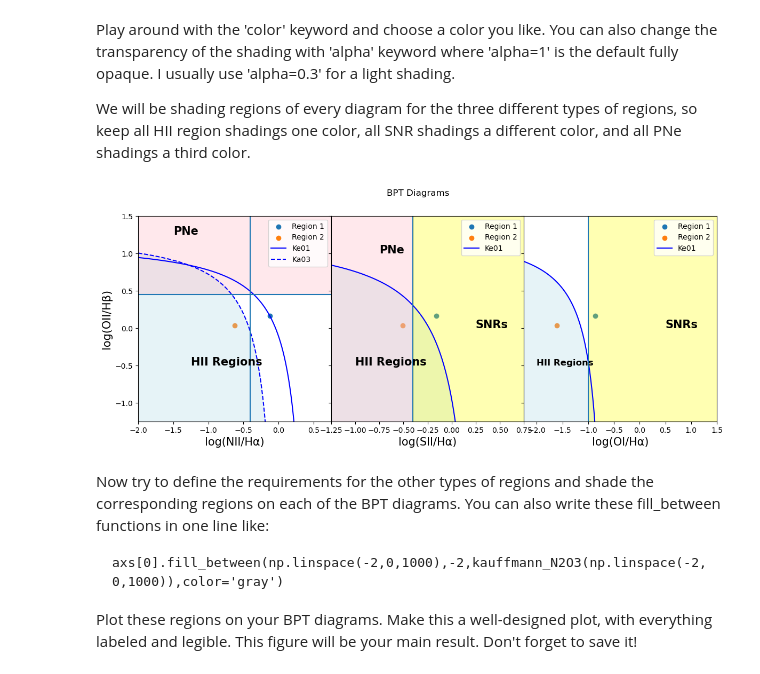
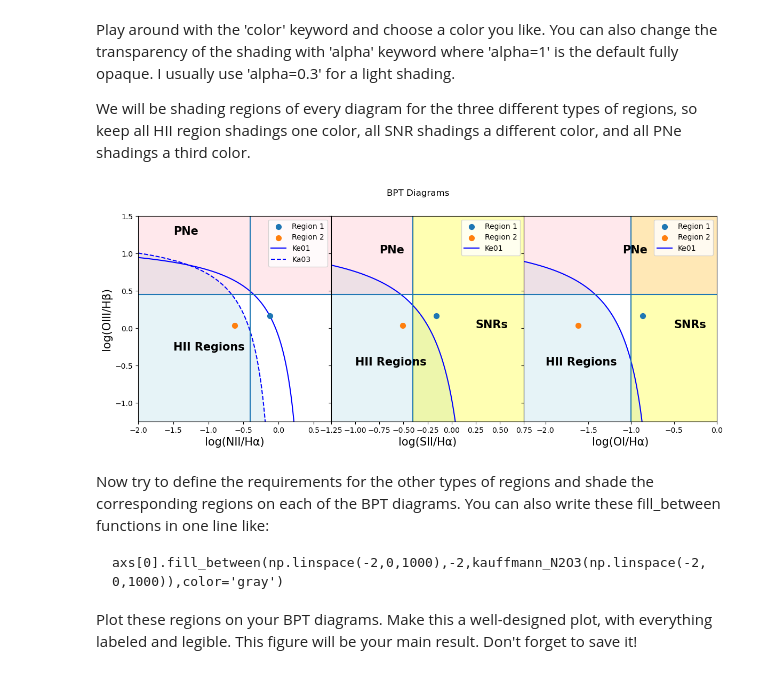
Before and after one commit to myasmedley/HII-Regions-in-NGC-253---Polaris-2026, a Jupyter notebook: PlottingEmissionLines.ipynb, the cells around one changed output. Saved outputs shown, nothing was run; the diff lists cells and outputs as text; code cells hidden in the pictures.

```diff
--- a/PlottingEmissionLines.ipynb
+++ b/PlottingEmissionLines.ipynb
@@ -758,8 +761,8 @@ plt.subplots_adjust(wspace=0) # changes the width spacing between the panels
 # hspace would change the height space
 
 # Plot N2-BPT diagram
-axs[0].scatter(np.log10(em_fluxes_r1['NII_2']/em_fluxes_r1['Ha']), np.log10(em_fluxes_r1['OIII_2']/em_fluxes_r1['Hb']), label='Region 1') # plot region 1
-axs[0].scatter(np.log10(em_fluxes_r2['NII_2']/em_fluxes_r2['Ha']), np.log10(em_fluxes_r2['OIII_2']/em_fluxes_r2['Hb']), label ='Region 2') # plot region 2
+axs[0].scatter(np.log10(em_fluxes_r1['NII_2']/em_fluxes_r1['Ha']), np.log10(em_fluxes_r1['OIII_2']/em_fluxes_r1['Hb']), label='Region 1', zorder=1000, s=50) # plot region 1
+axs[0].scatter(np.log10(em_fluxes_r2['NII_2']/em_fluxes_r2['Ha']), np.log10(em_fluxes_r2['OIII_2']/em_fluxes_r2['Hb']), label ='Region 2', zorder=1000,  s=50) # plot region 2
 
 axs[0].plot(np.linspace(-2,0.3,1000),kewley_N2O3(np.linspace(-2,0.3,1000)),color='b',label='Ke01')
 axs[0].plot(np.linspace(-2,0,1000),kauffmann_N2O3(np.linspace(-2,0,1000)),color='b',ls='--',label='Ka03')
@@ -770,15 +773,16 @@ axs[0].legend()
 axs[0].set_xlim(-2,0.75) # common limits for N2-BPT diagram
 axs[0].set_ylim(-1.25,1.5) # common limits for N2-BPT diagram
 axs[0].set_xlabel(r'log(NII/Hα)',fontsize=15)
-axs[0].set_ylabel(r'log(OII/Hβ)',fontsize=15)
+axs[0].set_ylabel(r'log(OIII/Hβ)',fontsize=15)
 
 
 # Plot S2-BPT diagram
 
-axs[1].scatter(np.log10((em_fluxes_r1['SII_1']+em_fluxes_r1['SII_2'])/em_fluxes_r1['Ha']), np.log10(em_fluxes_r1['OIII_2']/em_fluxes_r1['Hb']), label='Region 1') # plot region 1
-axs[1].scatter(np.log10((em_fluxes_r2['SII_1']+em_fluxes_r2['SII_2'])/em_fluxes_r2['Ha']), np.log10(em_fluxes_r2['OIII_2']/em_fluxes_r2['Hb']), label='Region 2') # plot region 2
+axs[1].scatter(np.log10((em_fluxes_r1['SII_1']+em_fluxes_r1['SII_2'])/em_fluxes_r1['Ha']), np.log10(em_fluxes_r1['OIII_2']/em_fluxes_r1['Hb']), label='Region 1',zorder=1000,  s=50) # plot region 1
+axs[1].scatter(np.log10((em_fluxes_r2['SII_1']+em_fluxes_r2['SII_2'])/em_fluxes_r2['Ha']), np.log10(em_fluxes_r2['OIII_2']/em_fluxes_r2['Hb']), label='Region 2',zorder=1000,  s=50) # plot region 2
 axs[1].plot(np.linspace(-2,0.3,1000),kewley_S2O3(np.linspace(-2,0.3,1000)),color='b',ls='-',label='Ke01')
 axs[1].axvline(-0.4)
+axs[1].axhline(0.45)
 
 axs[1].set_xlim(-1.25,0.75) # common limits for S2-BPT diagram
 axs[1].set_xlabel(r'log(SII/Hα)',fontsize=15)
@@ -786,12 +790,13 @@ axs[1].legend()
 
 
 # Plot O1-BPT diagram
-axs[2].scatter(np.log10((em_fluxes_r1['OI'])/em_fluxes_r1['Ha']), np.log10(em_fluxes_r1['OIII_2']/em_fluxes_r1['Hb']), label='Region 1') # plot region 1
-axs[2].scatter(np.log10((em_fluxes_r2['OI'])/em_fluxes_r2['Ha']), np.log10(em_fluxes_r2['OIII_2']/em_fluxes_r2['Hb']), label='Region 2') # plot region 2
+axs[2].scatter(np.log10((em_fluxes_r1['OI'])/em_fluxes_r1['Ha']), np.log10(em_fluxes_r1['OIII_2']/em_fluxes_r1['Hb']), label='Region 1',zorder=1000, s=50) # plot region 1
+axs[2].scatter(np.log10((em_fluxes_r2['OI'])/em_fluxes_r2['Ha']), np.log10(em_fluxes_r2['OIII_2']/em_fluxes_r2['Hb']), label='Region 2',zorder=1000, s=50) # plot region 2
 axs[2].plot(np.linspace(-2.5,-0.7,1000),kewley_O1O3(np.linspace(-2.5,-0.7,1000)),color='b',ls='-',label='Ke01')
 axs[2].axvline(-1.0)
+axs[2].axhline(0.45)
 
-axs[2].set_xlim(-2.25,1.5) # common limits for S2-BPT diagram
+axs[2].set_xlim(-2.25,0) # common limits for S2-BPT diagram
 axs[2].set_xlabel(r'log(OI/Hα)',fontsize=15)
 axs[2].legend()
 
@@ -800,39 +805,42 @@ y1=-2
 y2=kauffmann_N2O3(x) # strictest requirement for the N2-BPT diagram
 axs[0].fill_between(x,y1,y2,color='lightblue', alpha=0.3)
 axs[0].fill_between(np.linspace(-2,0.8,1000),0.45,1.5, alpha=0.3, color='lightpink')
-axs[0].text(-1.25,-0.5,'HII Regions',fontsize=15,weight='bold')
+axs[0].text(-1.5,-0.3,'HII Regions',fontsize=15,weight='bold')
 axs[0].text(-1.5,1.25,'PNe',fontsize=15,weight='bold')
 x=np.linspace(-2,0.3,1000)
 y1=-2
 y2=kewley_S2O3(x) # only diagnostic curve on this diagram
 axs[1].fill_between(x,y1,y2,color='lightblue', alpha=0.3)
-axs[1].fill_between(np.linspace(-1.25,-0.4,1000),-1.5,1.5, alpha=0.3,color='lightpink')
+axs[1].fill_between(np.linspace(-1.25,-0.4,1000),0.45,1.5, alpha=0.3,color='lightpink')
 axs[1].fill_between(np.linspace(-0.4,0.75,1000),-1.5,1.5,alpha=0.3,color='yellow')
 axs[1].text(-0.75,1.0,'PNe',fontsize=15, weight='bold')
 axs[1].text(-1.0,-0.5,'HII Regions',fontsize=15, weight='bold')
 x=np.linspace(-2.5,-0.7,1000)
 axs[1].text(0.25,0,'SNRs',fontsize=15,weight='bold')
 y1=-2
 y2=kewley_O1O3(x)
 axs[2].fill_between(x,y1,y2,color='lightblue', alpha=0.3)
 axs[2].fill_between(np.linspace(-1,1.5,1000),-1.5,1.5,alpha=0.3,color='yellow')
-axs[2].text(0.5,0,'SNRs',fontsize=15, weight='bold')
-axs[2].text(-2,-0.5,'HII Regions', fontsize=12, weight='bold')
+axs[2].fill_between(np.linspace(-2.25,0,1000),0.45,1.5,alpha=0.3,color='lightpink')
+
+axs[2].text(-0.5,0,'SNRs',fontsize=15, weight='bold')
+axs[2].text(-2,-0.5,'HII Regions', fontsize=15, weight='bold')
+axs[2].text(-1.1,1,'PNe',fontsize=15,weight='bold')
 
 fig.suptitle('BPT Diagrams')
 plt.savefig('Final BPT Diagram')
 plt.show()
 
 #axs[1].text(__,'HII Regions',__) # add label to define each shaded region
 #axs[1].fill_between(__)
 #axs[1].text(__,'SNRs',__) # add label to define each shaded region
 #axs[1].fill_between(__)
 #axs[1].text(__,'PNe',__) # add label to define each shaded region
 
 #α
 #β
 # %% [output]
-[figure, old version]
+[figure, new version]
 # %% [markdown]
 Now try to define the requirements for the other types of regions and shade the corresponding regions on each of the BPT diagrams. You can also write these fill_between functions in one line like:
 
```
Also changed, not shown: parts of 3 cells of this notebook, 2 other files.
